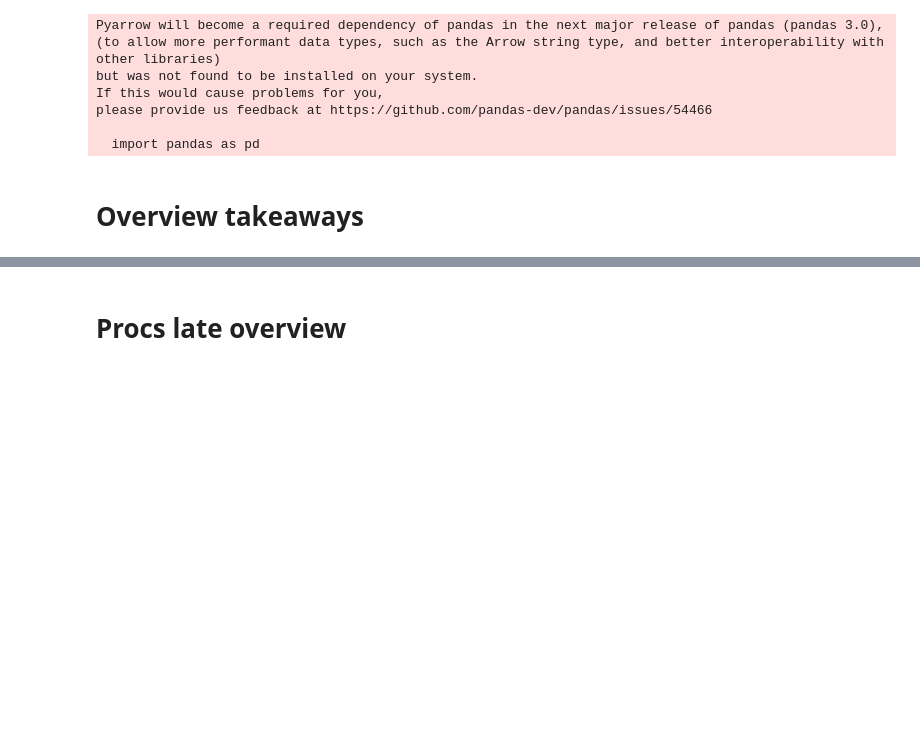
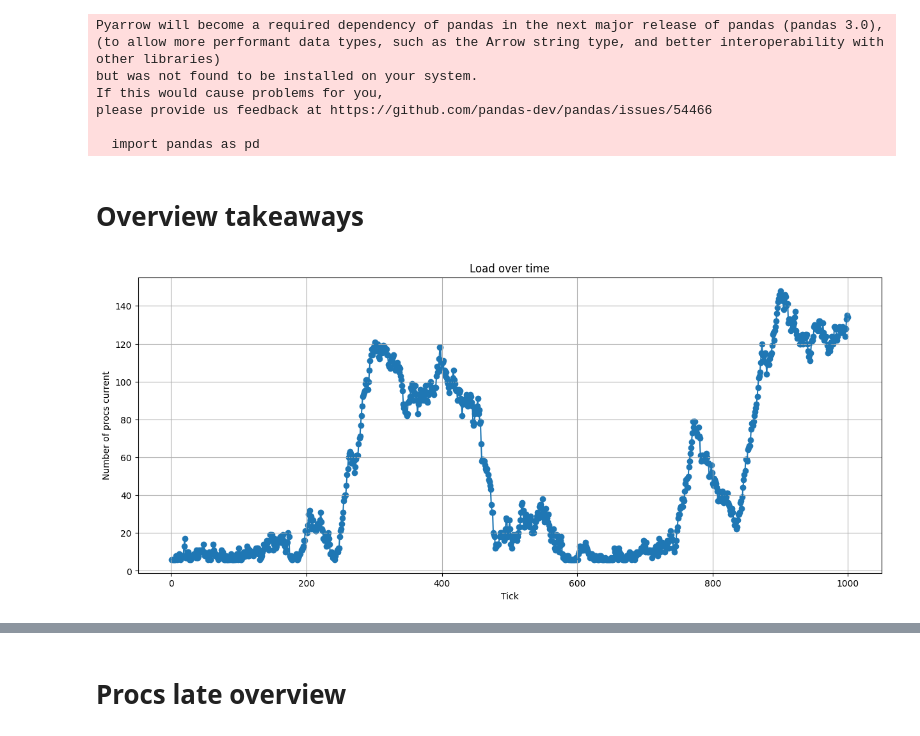
Before and after one commit to hannahmanuela/scheduler-simulator, a Jupyter notebook: results/analyze_output.ipynb, the cells around one changed output, grey strips where cells are left out. Drawn from its saved outputs; the diff is of its cells as text; code cells hidden in the pictures; blank space fills up the shorter version.

```diff
--- a/results/analyze_output.ipynb
+++ b/results/analyze_output.ipynb
@@ -33 +33,15 @@ final_late = pd.merge(procs_late, load_per_tick, on='tick', how='left')
+# %%
+# load over time
+
+plt.figure(figsize=(15,6))
+plt.scatter(load_per_tick["tick"], load_per_tick["numProcsCurrent"])
+plt.plot(load_per_tick["tick"], load_per_tick["numProcsCurrent"])
+
+plt.title('Load over time')
+plt.xlabel('Tick')
+plt.ylabel('Number of procs current')
+plt.grid(True)
+plt.show()
+# %% [output]
+[figure, added]
 # %%
```
Also changed, not shown: parts of 5 cells of this notebook, 8 other files.
